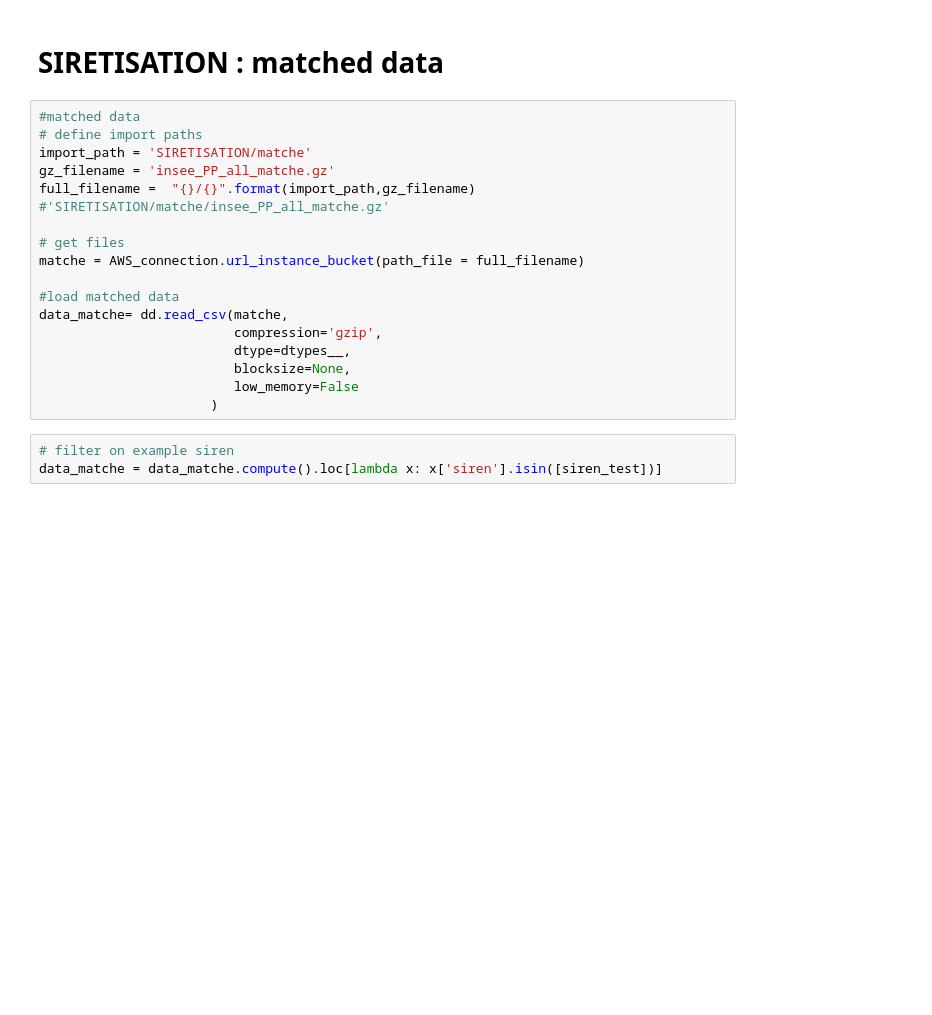
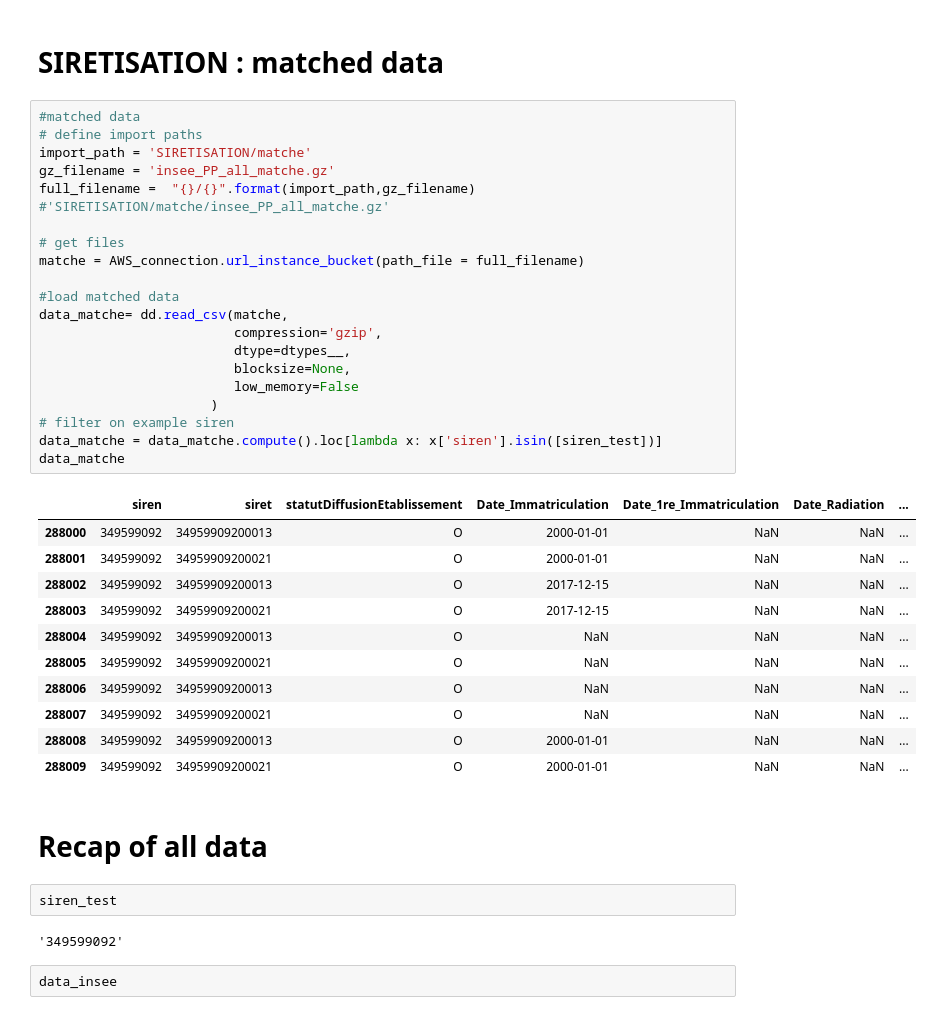
Before and after one commit to thomaspernet/InseeInpi_matching, a Jupyter notebook: Notebooks_matching/PP_checkProcess.ipynb, the cells around one changed output. Saved outputs shown, nothing was run; the diff lists cells and outputs as text; blank space fills up the shorter version.

```diff
--- a/Notebooks_matching/PP_checkProcess.ipynb
+++ b/Notebooks_matching/PP_checkProcess.ipynb
@@ -173,20 +179,40 @@ data_pp_partiel
 # %%
 #matched data
 # define import paths
 import_path = 'SIRETISATION/matche'
 gz_filename = 'insee_PP_all_matche.gz'
 full_filename =  "{}/{}".format(import_path,gz_filename) #'SIRETISATION/matche/insee_PP_all_matche.gz'
 
 # get files
 matche = AWS_connection.url_instance_bucket(path_file = full_filename)
 
 #load matched data
 data_matche= dd.read_csv(matche,
                          compression='gzip',
                          dtype=dtypes__,
                          blocksize=None,
                          low_memory=False
                       )
+# filter on example siren
+data_matche = data_matche.compute().loc[lambda x: x['siren'].isin([siren_test])]
+data_matche
+# %% [output]
+|  | siren | siret | statutDiffusionEtablissement | Date_Immatriculation | Date_1re_Immatriculation | Date_Radiation | ... |
+| 288000 | 349599092 | 34959909200013 | O | 2000-01-01 | NaN | NaN | ... |
+| 288001 | 349599092 | 34959909200021 | O | 2000-01-01 | NaN | NaN | ... |
+| 288002 | 349599092 | 34959909200013 | O | 2017-12-15 | NaN | NaN | ... |
+| 288003 | 349599092 | 34959909200021 | O | 2017-12-15 | NaN | NaN | ... |
+| 288004 | 349599092 | 34959909200013 | O | NaN | NaN | NaN | ... |
+| 288005 | 349599092 | 34959909200021 | O | NaN | NaN | NaN | ... |
+| 288006 | 349599092 | 34959909200013 | O | NaN | NaN | NaN | ... |
+| 288007 | 349599092 | 34959909200021 | O | NaN | NaN | NaN | ... |
+| 288008 | 349599092 | 34959909200013 | O | 2000-01-01 | NaN | NaN | ... |
+| 288009 | 349599092 | 34959909200021 | O | 2000-01-01 | NaN | NaN | ... |
-# %%
-# filter on example siren
-data_matche = data_matche.compute().loc[lambda x: x['siren'].isin([siren_test])]
+# %% [markdown]
+# Recap of all data
+# %%
+siren_test
+# %% [output]
+'349599092'
+# %%
+data_insee
```
Also changed, not shown: parts of 10 cells of this notebook.
